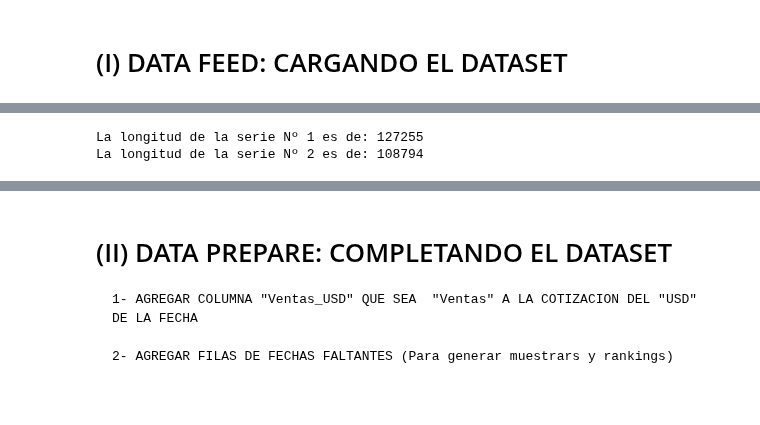
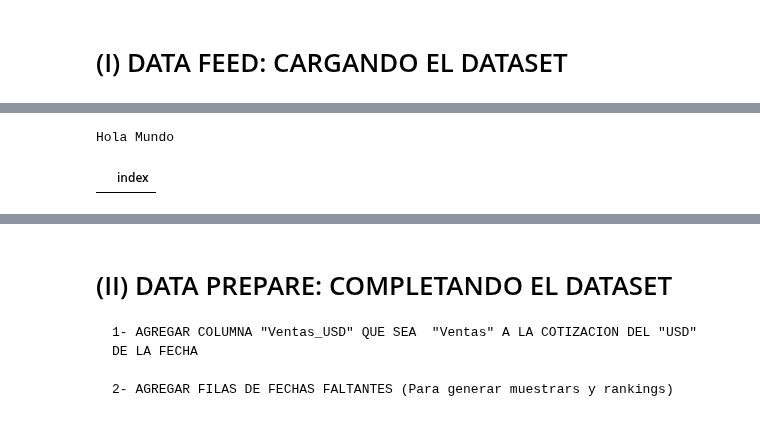
Before and after one commit to jackonedev/timeseries-project, a Jupyter notebook: data-science.ipynb, the cells around one changed output, grey strips where cells are left out. Cells and saved outputs as stored; diff of their text form; code cells hidden in the pictures.

```diff
--- a/data-science.ipynb
+++ b/data-science.ipynb
@@ -18,8 +62,13 @@ from paquete_proyecto.iniciando.variables import ajustar_tipos
+# %%
+index = pd.Series().index.name
+
+if isinstance(index, type(None)):
+    print ('Hola Mundo')
+
+pd.DataFrame().reset_index()
+# %% [output]
+Hola Mundo
+|  | index |
 # %%
-ventas, ventas_sin_duplicados = importar_databases()
-
 data = ajustar_tipos(ventas)
 data_sin_duplicados = ajustar_tipos(ventas_sin_duplicados)
-# %% [output]
-La longitud de la serie Nº 1 es de: 127255
-La longitud de la serie Nº 2 es de: 108794
```
Also changed, not shown: parts of 5 cells of this notebook, 4 other files.
